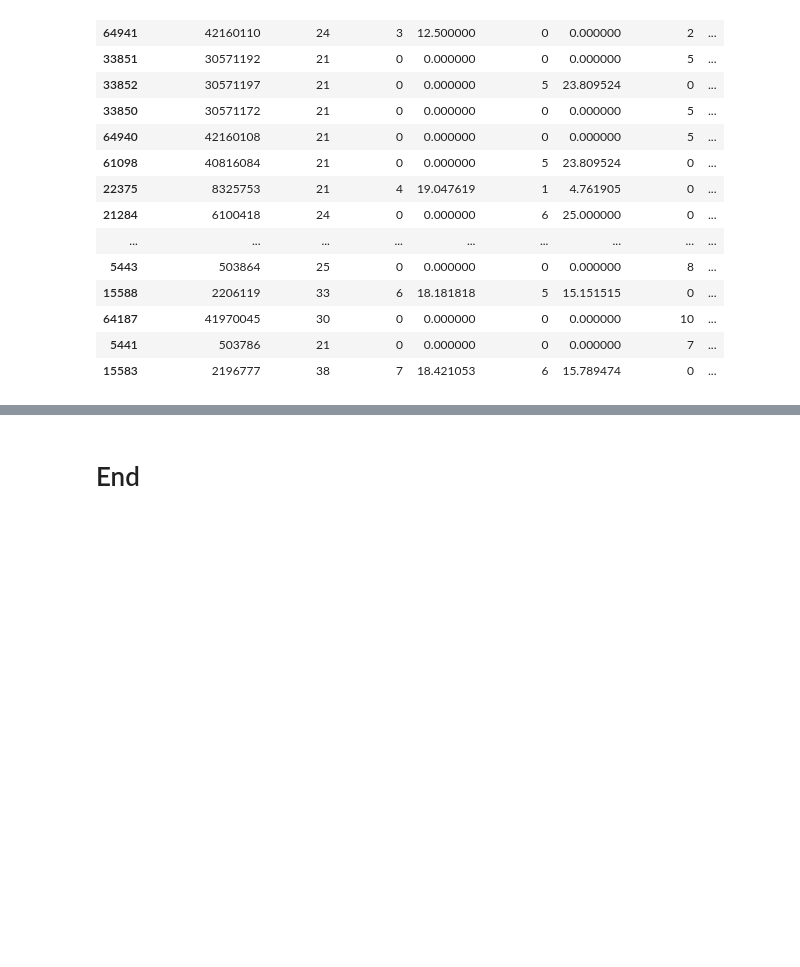
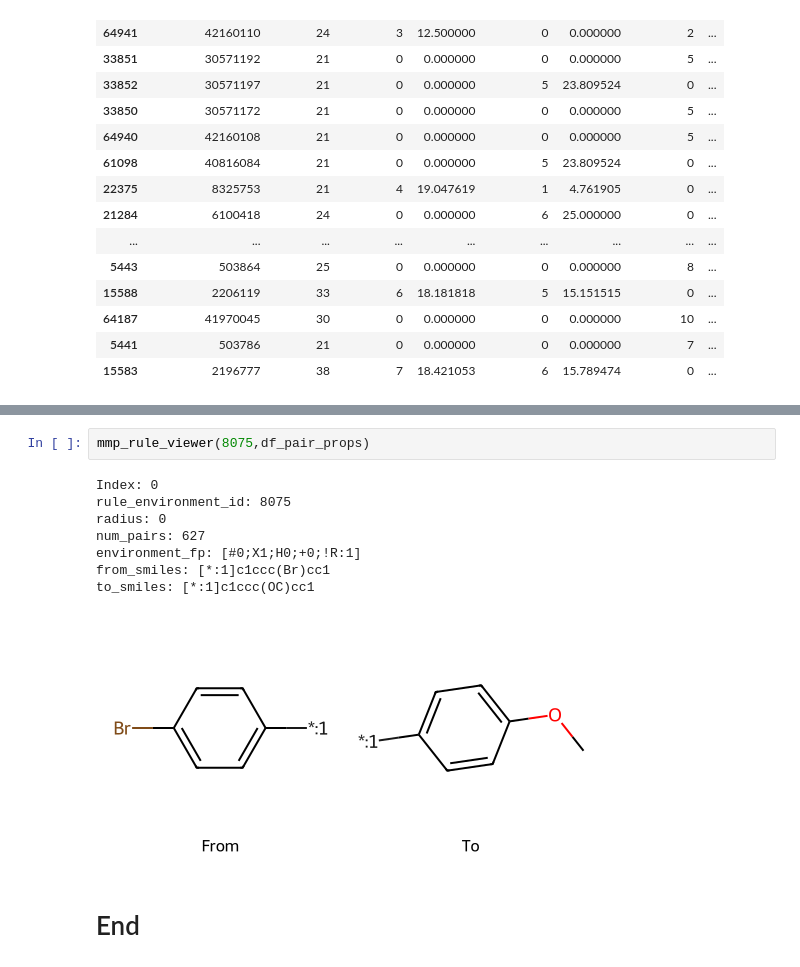
Before and after one commit to anya-chen/MMP_explore, a Jupyter notebook: hitdexter3_data_mmp.ipynb, the cells around one changed output, grey strips where cells are left out. Drawn from its saved outputs; the diff is of its cells as text; blank space fills up the shorter version.

```diff
--- a/hitdexter3_data_mmp.ipynb
+++ b/hitdexter3_data_mmp.ipynb
@@ -783,2 +1170,13 @@ to_smiles: [*:1]c1ccccc1
+# %%
+mmp_rule_viewer(8075,df_pair_props)
+# %% [output]
+Index: 0
+rule_environment_id: 8075
+radius: 0
+num_pairs: 627
+environment_fp: [#0;X1;H0;+0;!R:1]
+from_smiles: [*:1]c1ccc(Br)cc1
+to_smiles: [*:1]c1ccc(OC)cc1
+[figure, added]
 # %% [markdown]
 # End
```
Also changed, not shown: parts of 46 cells of this notebook.
